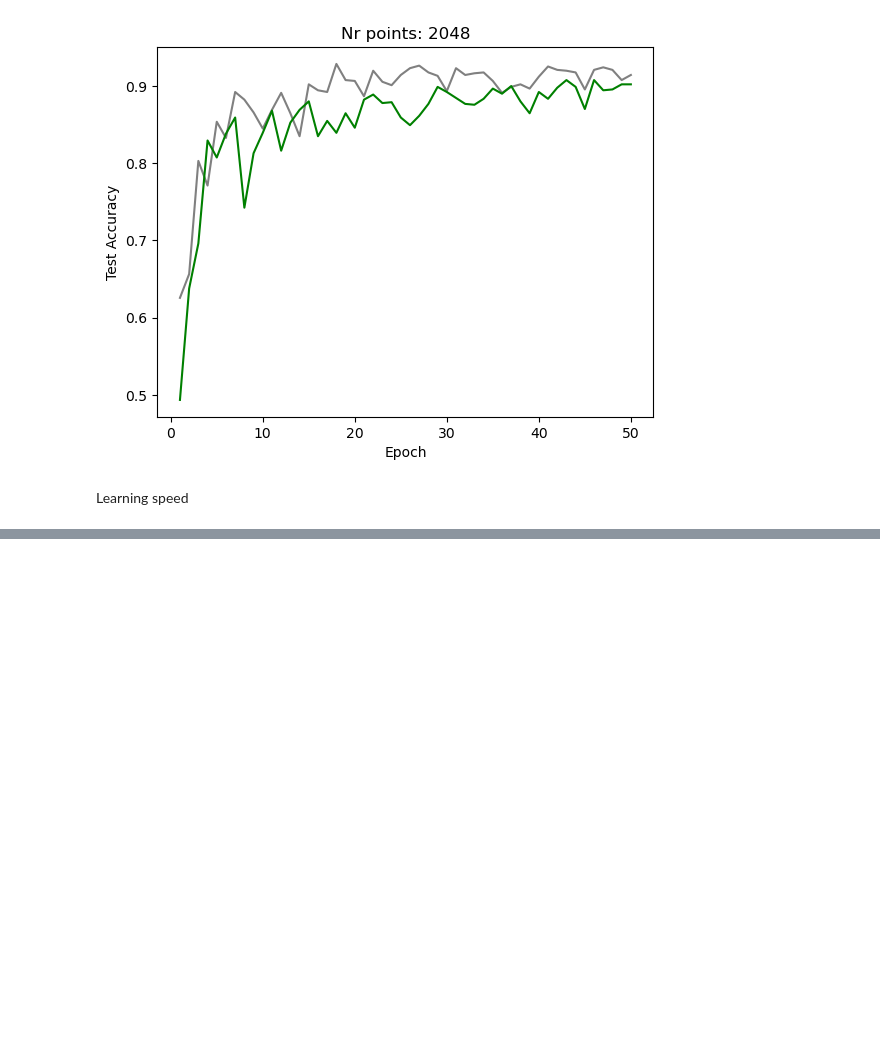
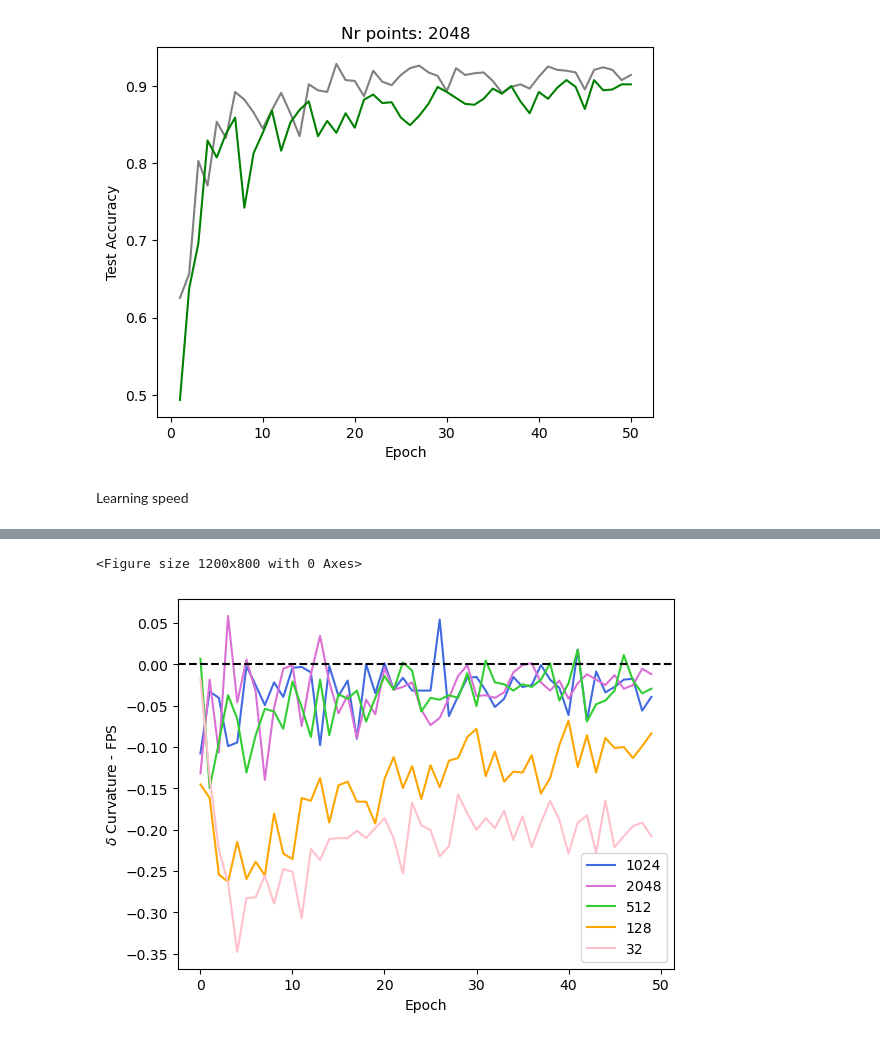
Before and after one commit to PaulHosek/Pointnet3, a Jupyter notebook: compare_models.ipynb, the cells around one changed output, grey strips where cells are left out. Cells and saved outputs as stored; diff of their text form; code cells hidden in the pictures; blank space fills up the shorter version.

```diff
--- a/compare_models.ipynb
+++ b/compare_models.ipynb
@@ -5,7 +5,7 @@ import matplotlib as mpl
 import json
 import json
 import numpy as np
-mpl.rcParams['axes.prop_cycle'] = mpl.cycler(color=["royalblue", "orchid", "limegreen"])
+mpl.rcParams['axes.prop_cycle'] = mpl.cycler(color=["royalblue", "orchid", "limegreen", "orange", "pink", "cyan"])
 # %%
 curve_df = pd.read_csv("data/curve/last_model_curve", names=["model", "epoch", "test_acc"])
 fps_df = pd.read_csv("data/fps/last_model_fps", names=["model", "epoch", "test_acc"])
@@ -72,13 +72,15 @@ plt.show()
 # %% [markdown]
 Learning speed
 # %%
-res = []
-for n_points in curve_df["n_points"]:
-    res.append(np.mean(np.array(eval_string(curve_df, n_points)) - np.array(eval_string(fps_df, n_points))))
+all_points = curve_df["n_points"]
+res = np.empty((50, len(all_points)))
+for idx, n_points in enumerate(curve_df["n_points"]):
+    res[:, idx] = np.array(eval_string(curve_df, n_points)) - np.array(eval_string(fps_df, n_points))
+    # res.append(np.array(eval_string(curve_df, n_points)) - np.array(eval_string(fps_df, n_points)))
 
-plt.figure()
-plt.plot(curve_df.n_points,res,color="grey")
-plt.title(f"")
-plt.xlabel("Epoch")
-plt.ylabel("Average Advantage Fps")
-plt.show()
+# plt.figure()
+# plt.plot(curve_df.n_points,res,color="grey")
+# plt.title(f"")
+# plt.xlabel("Epoch")
+# plt.ylabel("Average Advantage Fps")
+# plt.show()
@@ -107,0 +87,3 @@ eval_string(curve_df, 1024)
+# %%
+res = pd.DataFrame(res, columns=all_points)
+res
@@ -107,0 +108,11 @@ eval_string(curve_df, 1024)
+# %%
+plt.figure(figsize=(12,8))
+res.plot()
+plt.axhline(0, color="black", linestyle="--")
+plt.ylabel(r"$\delta$ Curvature - FPS")
+plt.xlabel("Epoch")
+plt.legend()
+plt.show()
+# %% [output]
+<Figure size 1200x800 with 0 Axes>
+[figure, added]
```
Also changed, not shown: parts of 3 cells of this notebook, 4 other files.
